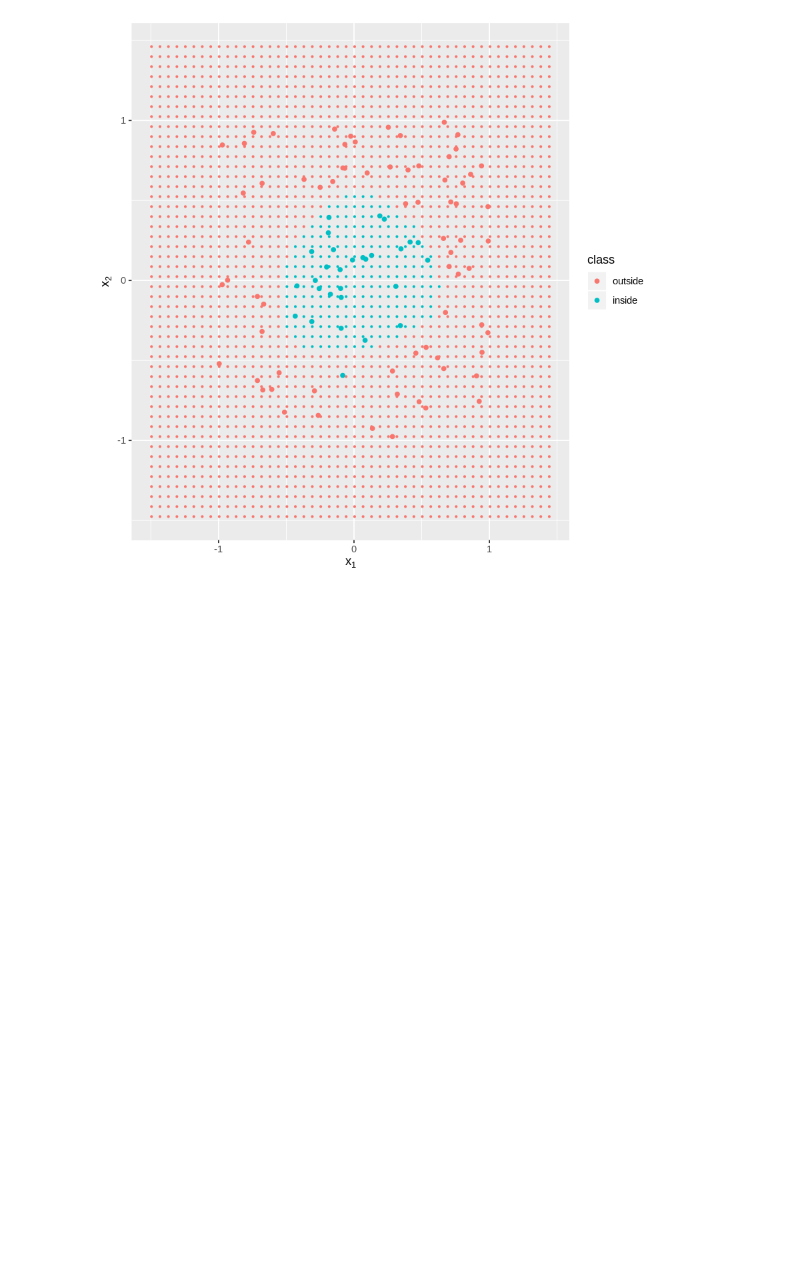
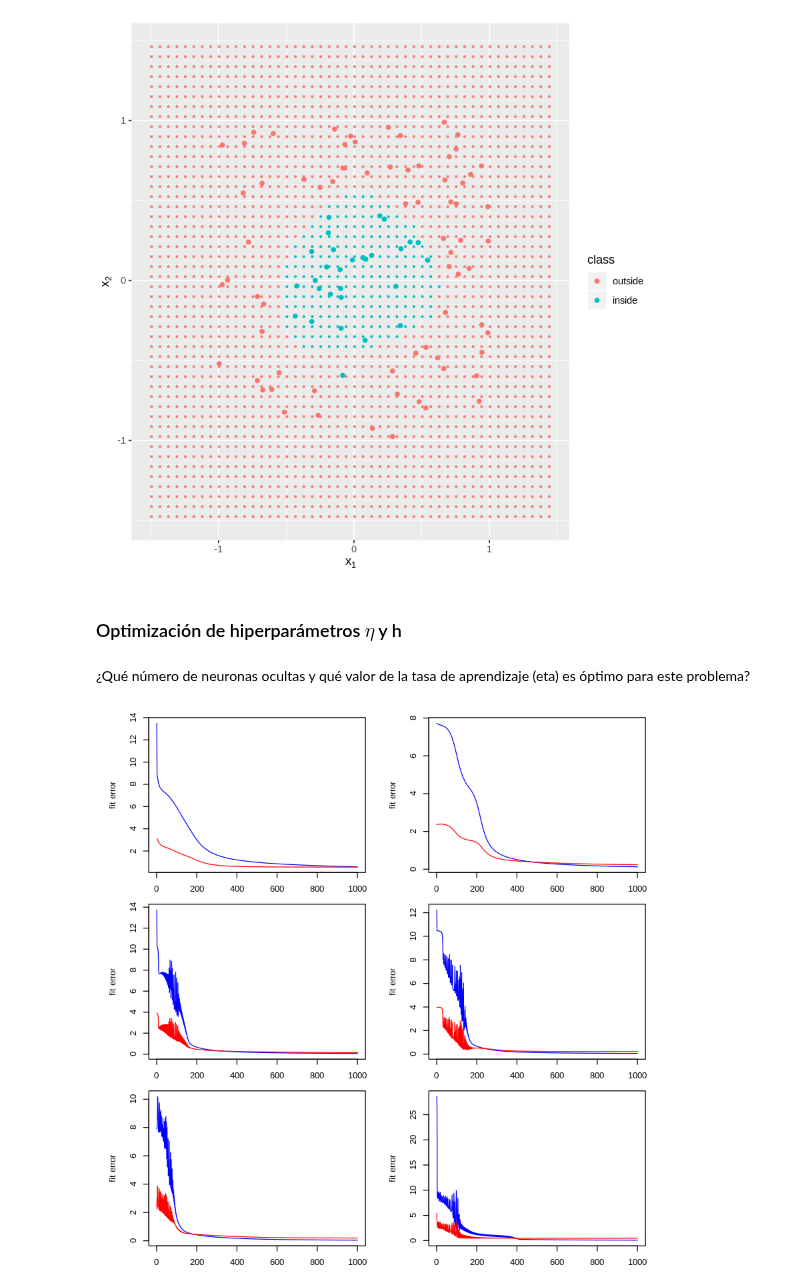
Before and after one commit to yerartdev/m1969-machine-learning-i, a Jupyter notebook: deliverable/tarea-01/m1969-tarea-01-mlp.ipynb, the cells around one changed output. Drawn from its saved outputs; the diff is of its cells as text; code cells hidden in the pictures; blank space fills up the shorter version.

```diff
--- a/deliverable/tarea-01/m1969-tarea-01-mlp.ipynb
+++ b/deliverable/tarea-01/m1969-tarea-01-mlp.ipynb
@@ -213,3 +213,29 @@ ggplot(circle) + aes(x1, x2, colour = class) +
   labs(x = expression(x[1]), y = expression(x[2]))
 # %% [output]
 [figure]
+# %% [markdown]
+### Optimización de hiperparámetros $\eta$ y h
+# %% [markdown]
+¿Qué número de neuronas ocultas y qué valor de la tasa de aprendizaje (eta) es óptimo para este problema?
+# %%
+#::GMG::Pruebo con la tasa de aprendizaje
+#::nota::uso el método utilizado en la primera sesión de prácticas con RSNNS
+par(mar = c(2,5,1,1), mfrow=c(3,2))
+for (i in 1:6) {
+  model <- mi_mlp(x = data.matrix(circle_train[, c('x1', 'x2')]),
+                  y = circle_train$class,
+                  h = 5,
+                  epochs = 1000,
+                  eta = i*0.1,
+                  x_test = data.matrix(circle_test[, c('x1', 'x2')]),
+                  y_test = circle_test$class
+              )
+  plot(model$error_tr,
+     xlab = 'epochs', ylab = 'fit error',
+     type = 'l', col = 'blue')
+  points(model$error_tt,
+     #xlab = 'epochs', ylab = 'test fit error',
+     type = 'l', col = 'red')
+}
+# %% [output]
+[figure, added]
```
Also changed, not shown: parts of 2 cells of this notebook.
